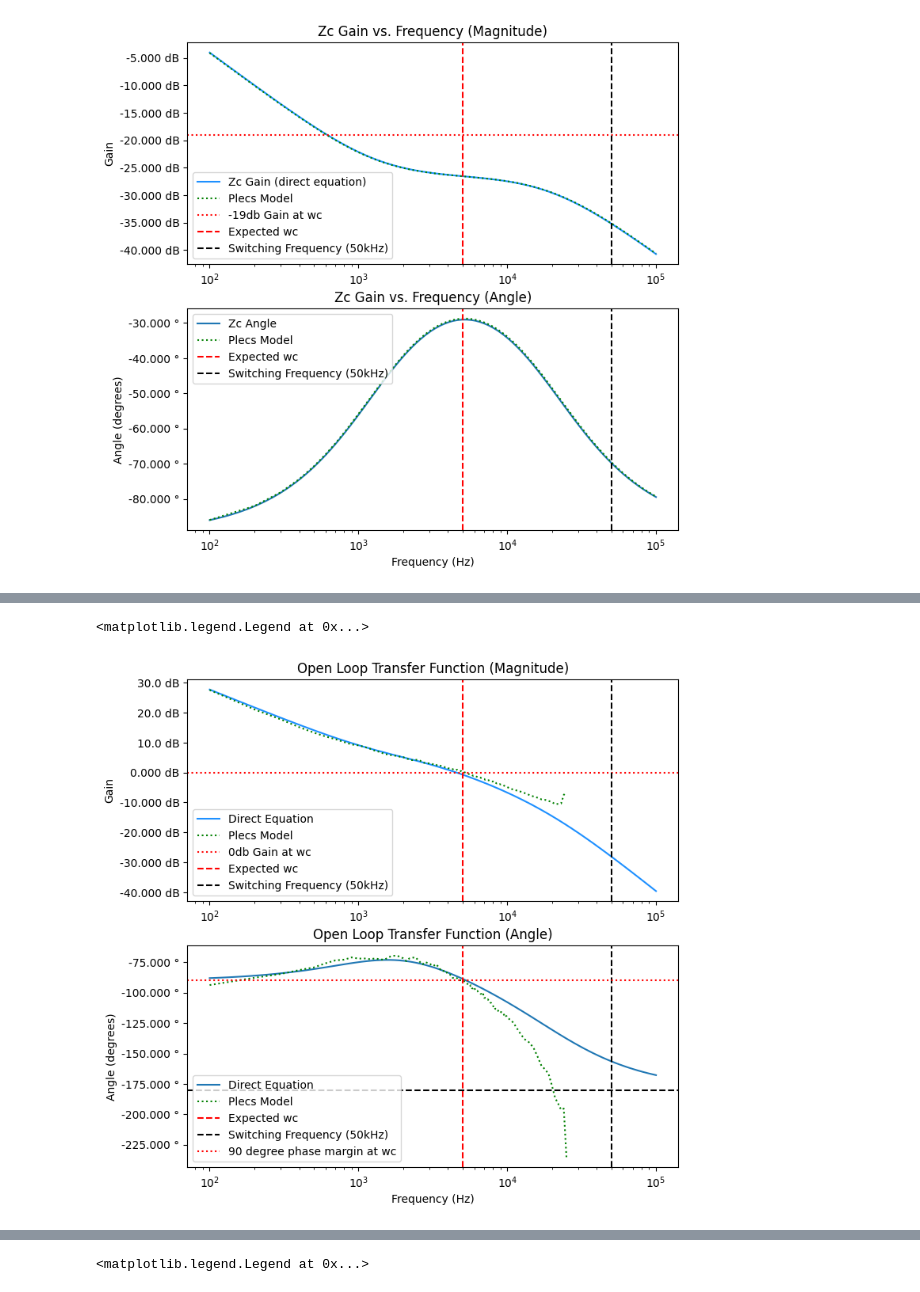
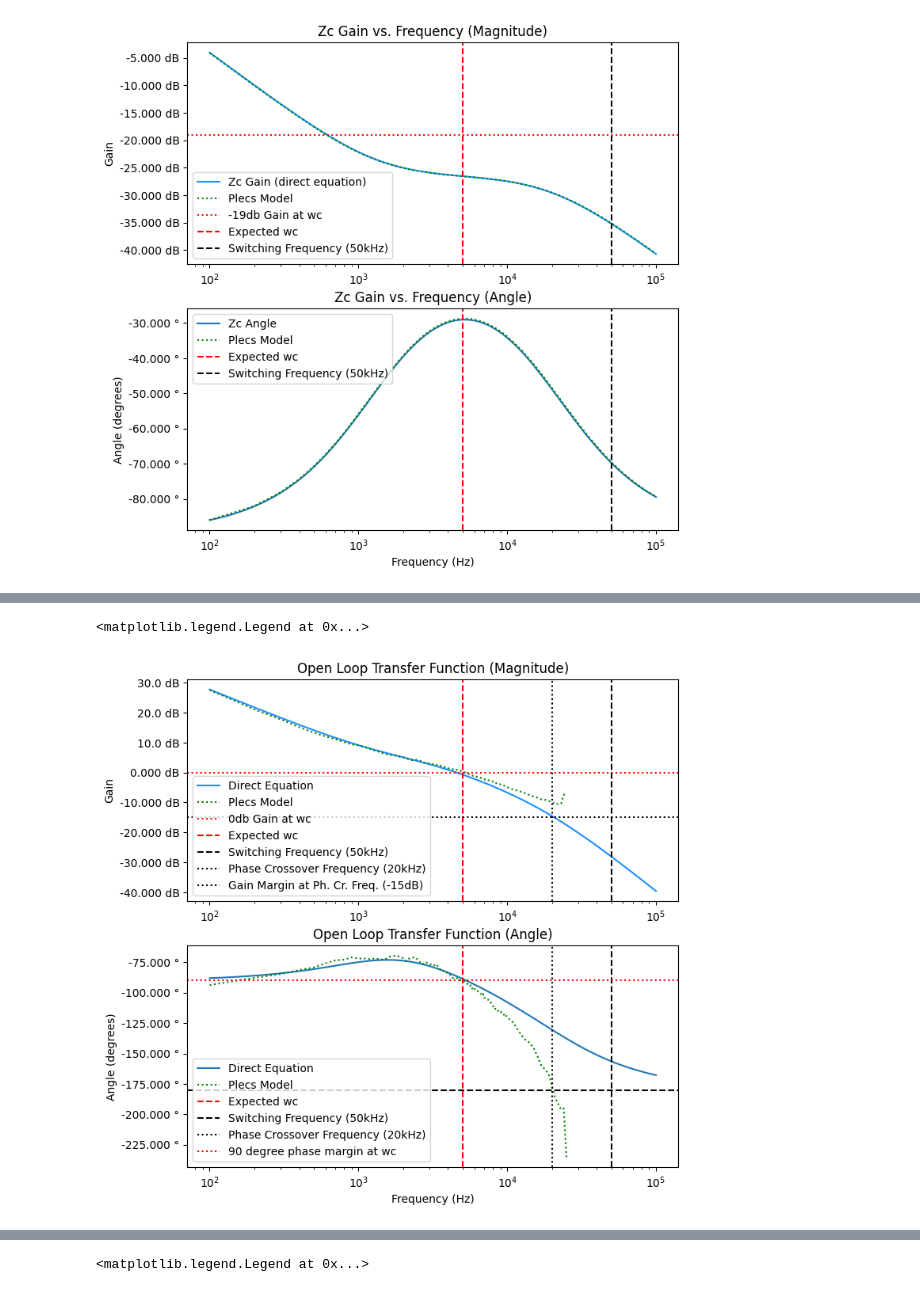
Before and after one commit to ianeyk/wind-turbine, a Jupyter notebook: small_wind_turbine/small_turbine_buck_converter_parameters/buck_converter_parameters.ipynb, the cells around one changed output, grey strips where cells are left out. Drawn from its saved outputs; the diff is of its cells as text; code cells hidden in the pictures.

```diff
--- a/small_wind_turbine/small_turbine_buck_converter_parameters/buck_converter_parameters.ipynb
+++ b/small_wind_turbine/small_turbine_buck_converter_parameters/buck_converter_parameters.ipynb
@@ -152,7 +161,7 @@ class Compensator:
     def find_values(self):
         self.wc = 50 * units.kilohertz * units.revolutions / 10
 
-        self.angle_boost = 60 * units.degree
+        # self.angle_boost = 60 * units.degree
         self.K = np.tan((self.angle_boost / 2 + 45 * units.degree))
         # self.Kp = 1 / from_db(26) # from_db(19) # from_db(13) # from_db(32)
         self.wz = self.wc / self.K
@@ -166,7 +175,7 @@ for R in [2, 2.2, 2.26, 2.7, 3.3, 3.9, 4.3, 4.7, 4.87, 5.1, 5.6, 6.2, 6.34, 6.8,
     R_to_highlight = 5.1
     if R == R_to_highlight:
         print() # highlight the chosen value
-    compensator = Compensator(angle_boost_degrees = 30, Kp_decibel_attenuation = 26, Rf1_unitless = R * 1e3)
+    compensator = Compensator(angle_boost_degrees = 60, Kp_decibel_attenuation = 26, Rf1_unitless = R * 1e3)
     print(compensator)
     if R == R_to_highlight:
         print()
@@ -205,7 +216,7 @@ df_compensator = pd.read_csv("plecs_data/current_500mA/compensator_bode.csv")
 df_compensator.set_axis(["w", "CH1", "CH2"], axis = "columns", inplace = True)
 
 # chosen values
-compensator = Compensator(angle_boost_degrees = 30, Kp_decibel_attenuation = 26, Rf1_unitless = 5.1 * 1e3)
+compensator = Compensator(angle_boost_degrees = 60, Kp_decibel_attenuation = 26, Rf1_unitless = 5.1 * 1e3)
 Rf1 = compensator.Rf1.to(units.ohm).magnitude
 Rc1 = compensator.Rc1.to(units.ohm).magnitude
 Cc1 = compensator.Cc1.to(units.farad).magnitude
@@ -250,27 +261,30 @@ Using the compensator designed for the theoretical transfer function yields an o
 # %%
 # df_open_loop = pd.read_csv("plecs_data/current_500mA/open_loop_bode_no_quiescent.csv")
 df_open_loop = pd.read_csv("plecs_data/current_500mA/open_loop_bode.csv")
 df_open_loop.set_axis(["w", "CH1", "CH2"], axis = "columns", inplace = True)
 
 theoretical_open_loop = theoretical_plant_bode * Zc
 
 fig, (ax1, ax2) = plt.subplots(nrows = 2, ncols = 1, sharex = False, sharey = False, figsize = (8, 8))
 helper.axes_labels("", "Hz", "Gain", "dB", title = "Open Loop Transfer Function (Magnitude)", ax = ax1)
 ax1.semilogx(w, to_decibels(theoretical_open_loop), linestyle = "solid", color = "dodgerblue", label = "Direct Equation")
 ax1.semilogx(df_open_loop["w"], df_open_loop["CH1"], linestyle = "dotted", color = "green", label = "Plecs Model")
 ax1.axhline(y = 0, linestyle = "dotted", color = "red", label = "0db Gain at wc")
 ax1.axvline(x = expected_wc, linestyle = "dashed", color = "red", label = "Expected wc")
 ax1.axvline(x = 50e3, linestyle = "dashed", color = "black", label = "Switching Frequency (50kHz)")
+ax1.axvline(x = 20e3, linestyle = "dotted", color = "black", label = "Phase Crossover Frequency (20kHz)")
+ax1.axhline(y = -15, linestyle = "dotted", color = "black", label = "Gain Margin at Ph. Cr. Freq. (-15dB)")
 ax1.legend(loc = "lower left")
 
 helper.axes_labels("Frequency (Hz)", "Hz", "Angle (degrees)", "°", title = "Open Loop Transfer Function (Angle)", ax = ax2)
 ax2.semilogx(w, np.angle(theoretical_open_loop, deg = True), linestyle = "solid", label = "Direct Equation")
 ax2.semilogx(df_open_loop["w"], df_open_loop["CH2"], linestyle = "dotted", color = "green", label = "Plecs Model")
 ax2.axvline(x = expected_wc, linestyle = "dashed", color = "red", label = "Expected wc")
 ax2.axvline(x = 50e3, linestyle = "dashed", color = "black", label = "Switching Frequency (50kHz)")
+ax2.axvline(x = 20e3, linestyle = "dotted", color = "black", label = "Phase Crossover Frequency (20kHz)")
 ax2.axhline(y = -90, linestyle = "dotted", color = "red", label = "90 degree phase margin at wc")
 ax2.axhline(y = -180, linestyle = "dashed", color = "black")
 ax2.legend(loc = "lower left")
 # %% [output]
 <matplotlib.legend.Legend at 0x...>
-[figure, old version]
+[figure, new version]
```
Also changed, not shown: parts of 14 cells of this notebook, 10 other files.
